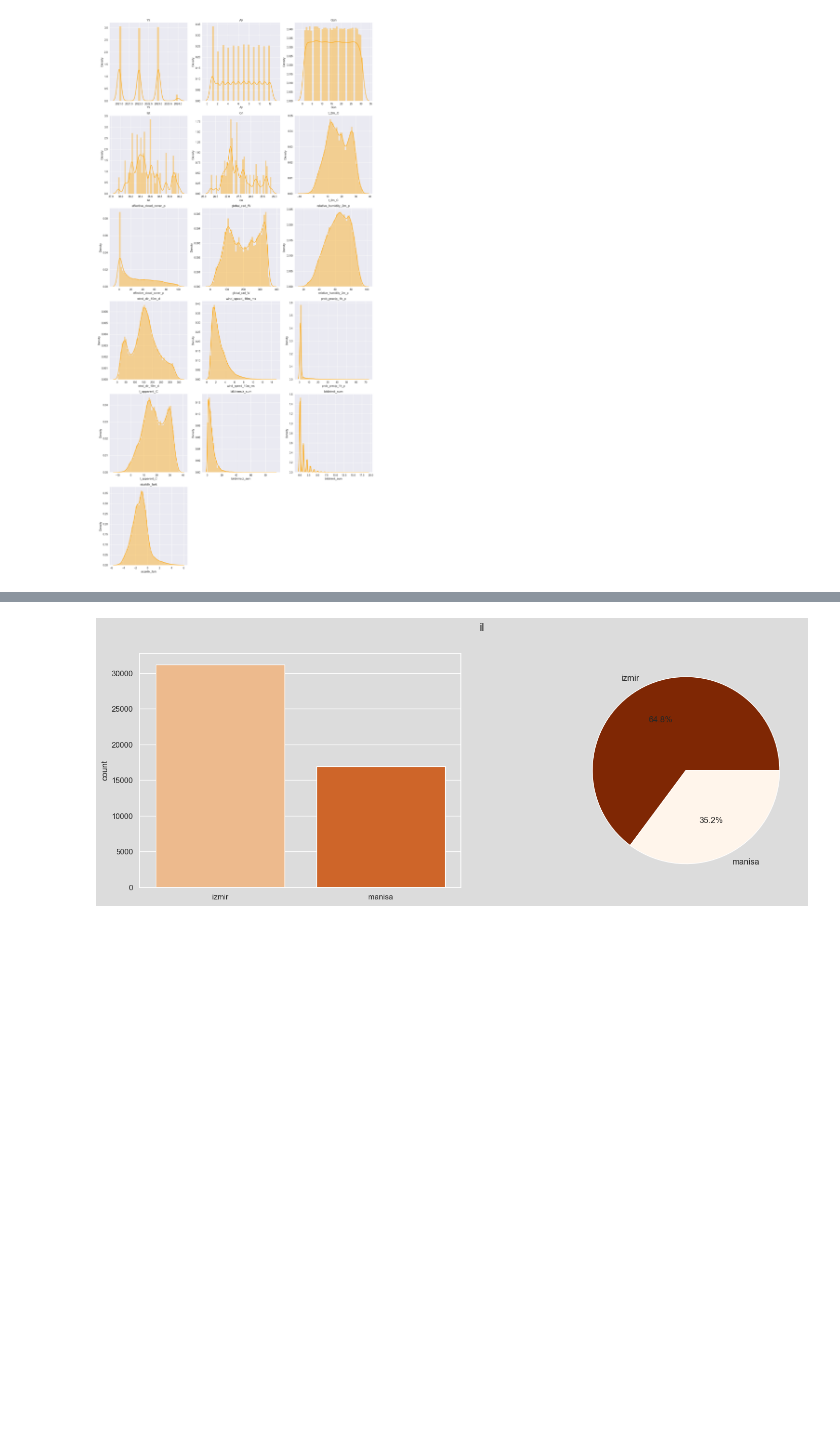
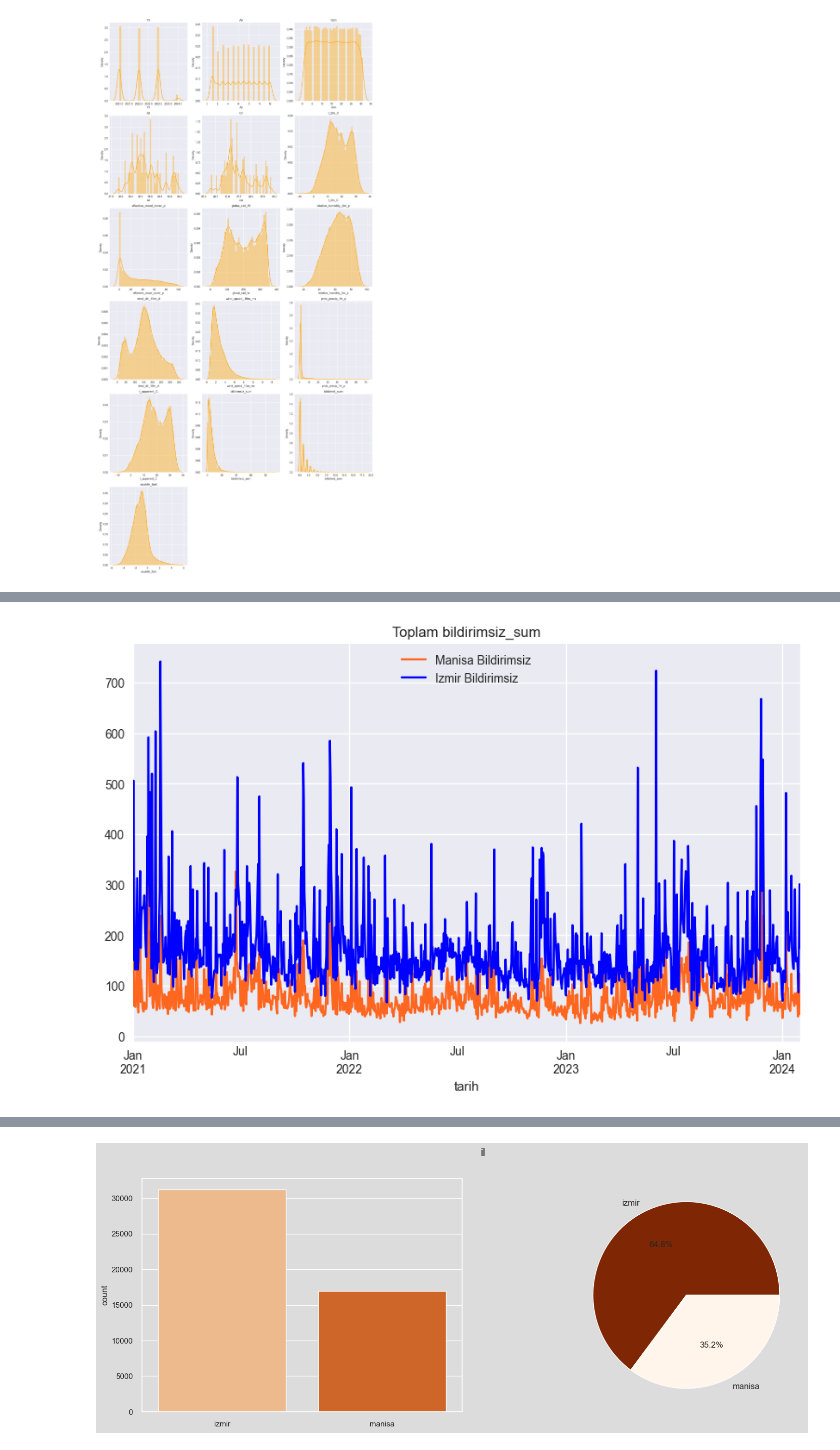
Before and after one commit to Confidence-Interval/gdz-elektrik-datathon, a Jupyter notebook: Notebooks/gdz-eda.ipynb, the cells around one changed output, grey strips where cells are left out. Saved outputs shown, nothing was run; the diff lists cells and outputs as text; code cells hidden in the pictures; blank space fills up the shorter version.

```diff
--- a/Notebooks/gdz-eda.ipynb
+++ b/Notebooks/gdz-eda.ipynb
@@ -131,0 +229,25 @@ dtype: int64
+# %%
+df_filtered_manisa = df[df['il'] == 'manisa']
+df_filtered_manisa['bildirimsiz_sum'] = pd.to_numeric(df_filtered_manisa['bildirimsiz_sum'], errors='coerce')
+bildirimsiz_sum_manisa = df_filtered_manisa.groupby('tarih')['bildirimsiz_sum'].sum()
+
+df_filtered_izmir = df[df['il'] == 'izmir']
+df_filtered_izmir['bildirimsiz_sum'] = pd.to_numeric(df_filtered_izmir['bildirimsiz_sum'], errors='coerce')
+bildirimsiz_sum_izmir = df_filtered_izmir.groupby('tarih')['bildirimsiz_sum'].sum()
+
+
+plt.figure(figsize=(10, 6))
+
+bildirimsiz_sum_manisa.plot(label='Manisa Bildirimsiz', color='#ff661f', linestyle='-')
+
+bildirimsiz_sum_izmir.plot(label='Izmir Bildirimsiz', color='blue', linestyle='-')
+
+plt.title('Toplam bildirimsiz_sum')
+plt.legend()
+plt.grid(True)
+
+#plt.xticks(rotation=45)
+plt.savefig('manisa_izmir_bildirimsiz_sum.png', format='png', dpi=300, bbox_inches='tight')
+plt.show()
+# %% [output]
+[figure, added]
```
Also changed, not shown: parts of 21 cells of this notebook.
